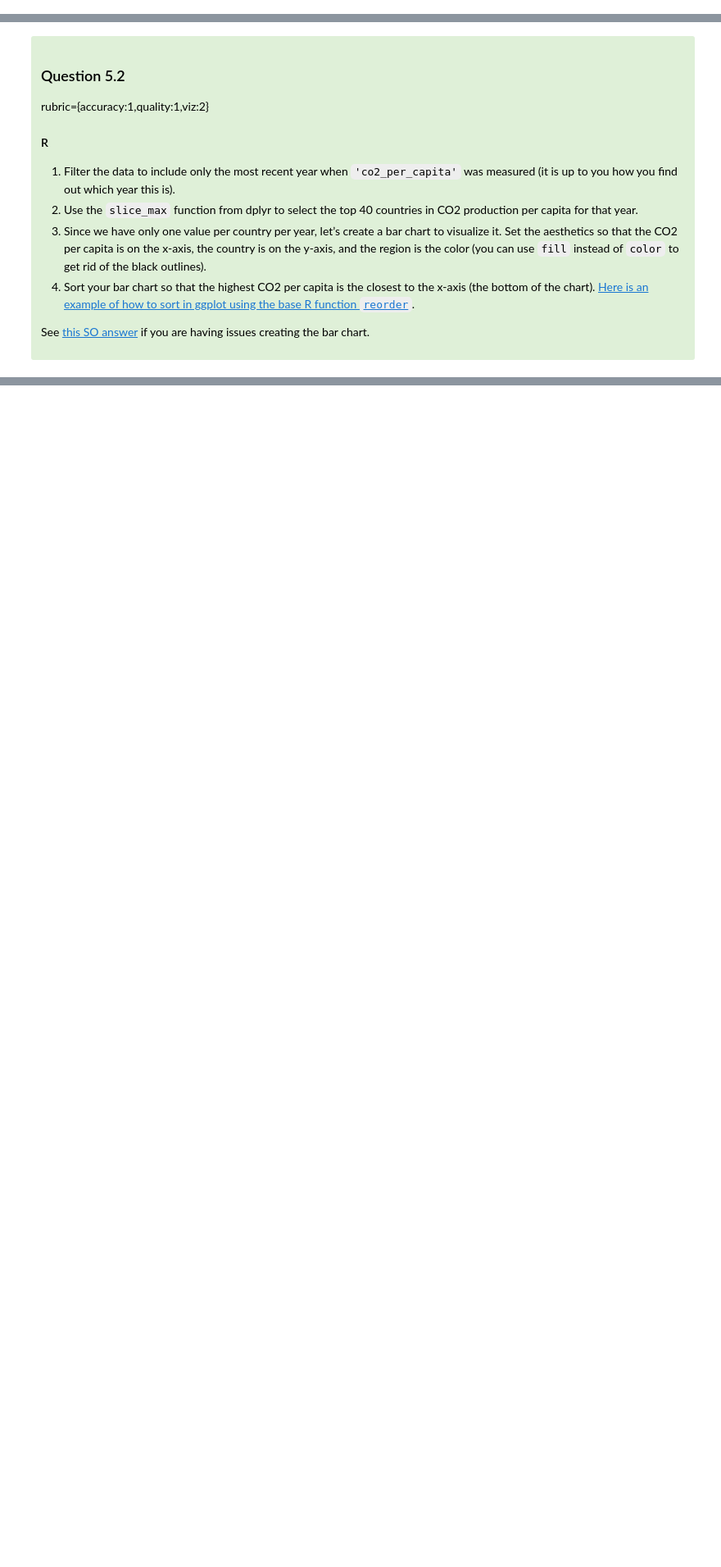
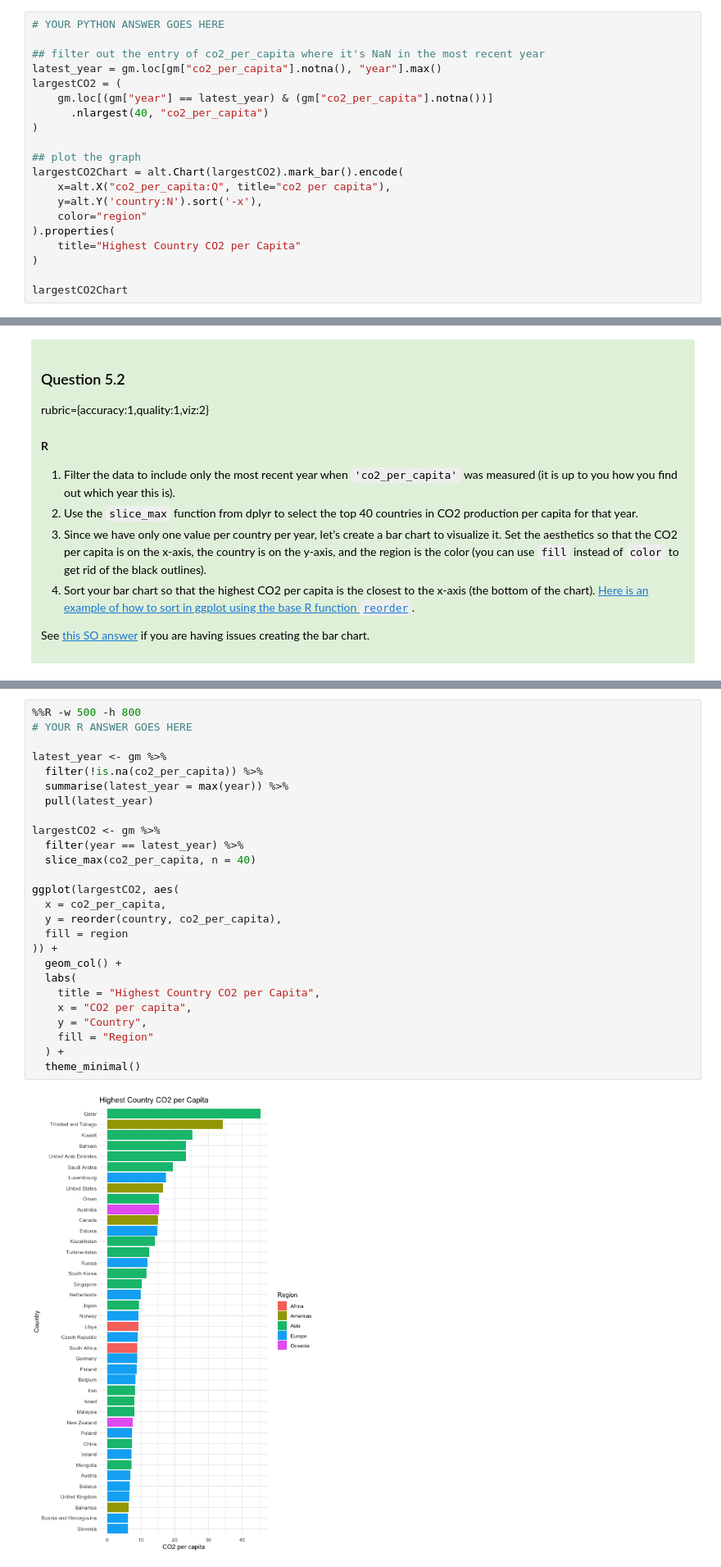
Before and after one commit to Jaaanet/DATA_550_lab1_group2, a Jupyter notebook: lab1_Janet.ipynb, the cells around one changed output, grey strips where cells are left out. Shown at 82% size. Cells and saved outputs as stored; diff of their text form; blank space fills up the shorter version.

```diff
--- a/lab1_Janet.ipynb
+++ b/lab1_Janet.ipynb
@@ -564,0 +562,20 @@ Python
+# %%
+# YOUR PYTHON ANSWER GOES HERE
+
+## filter out the entry of co2_per_capita where it's NaN in the most recent year
+latest_year = gm.loc[gm["co2_per_capita"].notna(), "year"].max()
+largestCO2 = (
+    gm.loc[(gm["year"] == latest_year) & (gm["co2_per_capita"].notna())]
+      .nlargest(40, "co2_per_capita")
+)
+
+## plot the graph
+largestCO2Chart = alt.Chart(largestCO2).mark_bar().encode(
+    x=alt.X("co2_per_capita:Q", title="co2 per capita"),
+    y=alt.Y('country:N').sort('-x'),
+    color="region"
+).properties(
+    title="Highest Country CO2 per Capita"
+)
+
+largestCO2Chart
@@ -589,3 +603,31 @@ NULL
+# %%
+%%R -w 500 -h 800
+# YOUR R ANSWER GOES HERE
+
+latest_year <- gm %>%
+  filter(!is.na(co2_per_capita)) %>%
+  summarise(latest_year = max(year)) %>%
+  pull(latest_year)
+
+largestCO2 <- gm %>%
+  filter(year == latest_year) %>%
+  slice_max(co2_per_capita, n = 40)
+
+ggplot(largestCO2, aes(
+  x = co2_per_capita,
+  y = reorder(country, co2_per_capita),
+  fill = region
+)) +
+  geom_col() +
+  labs(
+    title = "Highest Country CO2 per Capita",
+    x = "CO2 per capita",
+    y = "Country",
+    fill = "Region"
+  ) +
+  theme_minimal()
+# %% [output]
+[figure, added]
 # %% [markdown]
 <div class="alert alert-info" style="color:black">
 
```
Also changed, not shown: parts of 13 cells of this notebook, 1 other file.
